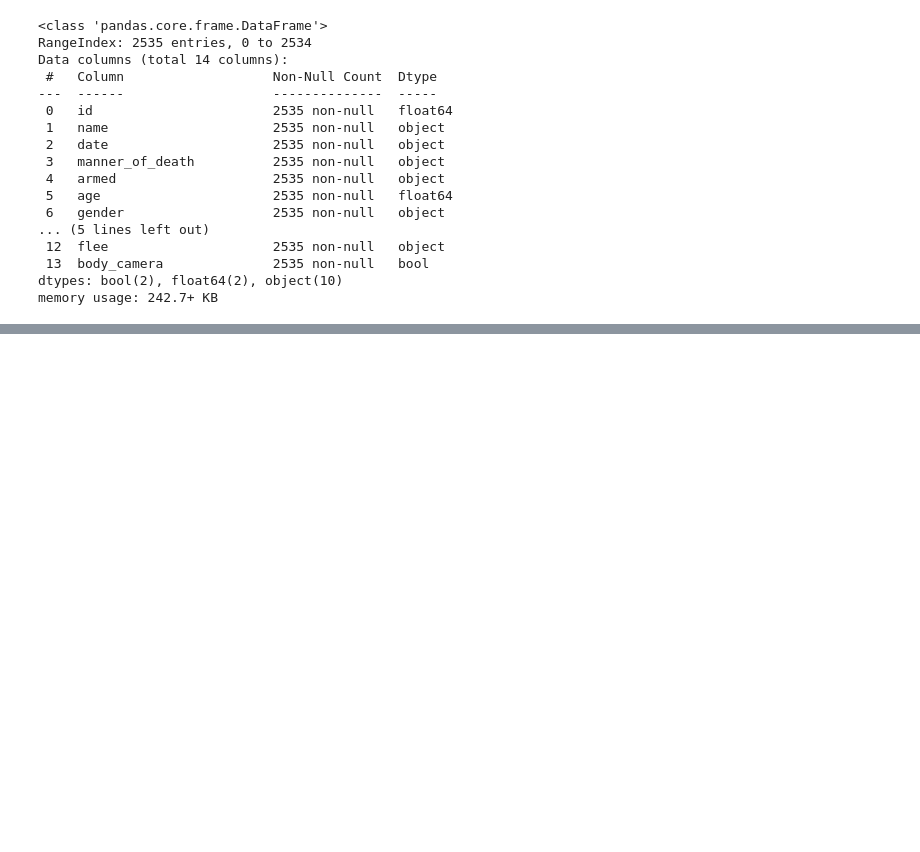
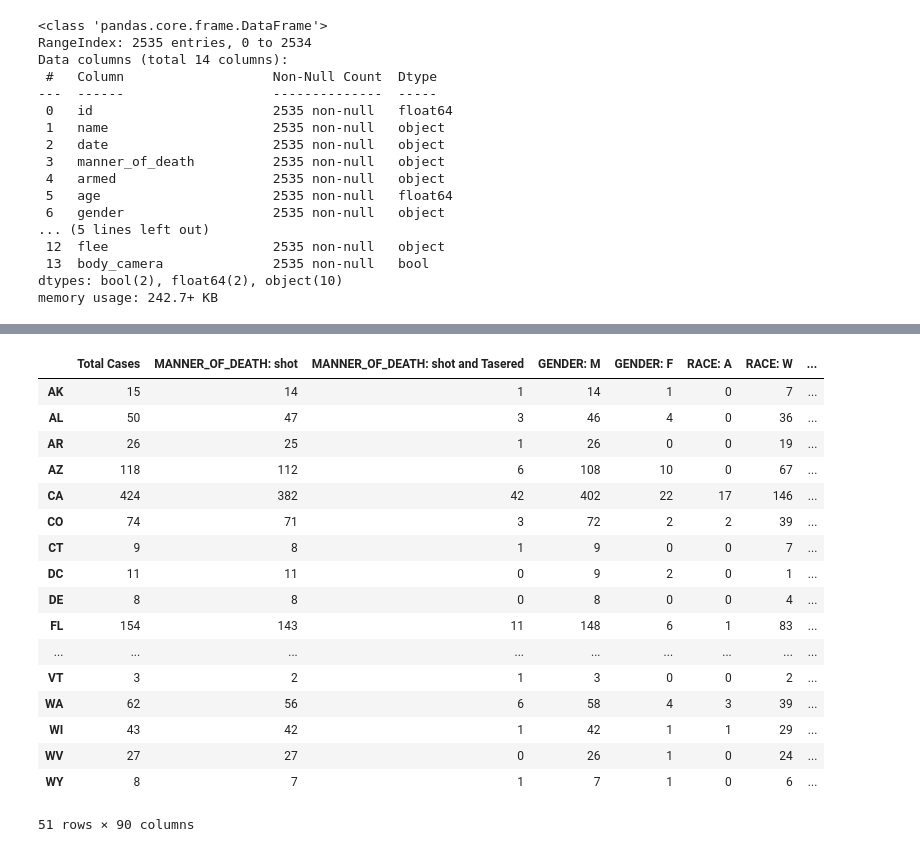
Before and after one commit to SaadSatter/Fatal_force_datascience, a Jupyter notebook: fatal_force_project_cse_351.ipynb, the cells around one changed output, grey strips where cells are left out. Saved outputs shown, nothing was run; the diff lists cells and outputs as text; code cells hidden in the pictures; blank space fills up the shorter version.

Commit message:
Added df_city_stats, df_state_stats....

```diff
--- a/fatal_force_project_cse_351.ipynb
+++ b/fatal_force_project_cse_351.ipynb
@@ -638,0 +748,62 @@ Data Analysis
+# %%
+# Make a copy of Total Data For State!
+df_aux = df_total.copy()
+df_aux.sort_values(by=['state'])
+
+# The following dropped Columns are not used when data is collapsed as City
+df_aux.drop(columns=['id', 'name', 'date', 'age', 'city'], inplace=True)
+df_aux.set_index('state', inplace=True)
+df_aux = df_aux.astype(str)
+cols = df_aux.columns.tolist() # Move 'arms' to end of list
+cols.append(cols.pop(cols.index('armed')))
+df_aux = df_aux[cols]
+
+# Get a list of 'df_aux' column names
+aux_cols = df_aux.columns
+
+# Get a list of the index state (Sorted)
+list_of_states = df_aux.index.unique().tolist()
+list_of_states.sort()
+
+# For each column, change the string such that  " 'COLUMN_NAME': + str + (s) " is the result for each string.
+# This is important so that when we build/update our resulting Dataframe, it will have unique values per catagory.
+for i in list_of_states:
+    for j in aux_cols:
+        df_aux.at[i, j] =  j.upper() + ': ' + df_aux.at[i, j]
+
+# Make the df_city_stats Columns
+freq_list_cols = ['Total Cases']
+for i in aux_cols:
+    freq_list_cols = freq_list_cols + df_aux[i].unique().tolist()
+
+
+# Create Dataframe to build up
+df_state_stats = pd.DataFrame(index=list_of_states, columns=freq_list_cols)
+df_state_stats = df_state_stats.fillna(0)
+for i in list_of_states: # indexs
+    temp = len(df_aux[df_aux.index == i])
+    df_state_stats.loc[i]['Total Cases'] = temp
+    for j in aux_cols:
+        temp = df_aux[df_aux.index == i][j].value_counts()
+        df_state_stats.loc[i].update(temp)
+
+df_state_stats
+# %% [output]
+|  | Total Cases | MANNER_OF_DEATH: shot | MANNER_OF_DEATH: shot and Tasered | GENDER: M | GENDER: F | RACE: A | RACE: W | ... |
+| AK | 15 | 14 | 1 | 14 | 1 | 0 | 7 | ... |
+| AL | 50 | 47 | 3 | 46 | 4 | 0 | 36 | ... |
+| AR | 26 | 25 | 1 | 26 | 0 | 0 | 19 | ... |
+| AZ | 118 | 112 | 6 | 108 | 10 | 0 | 67 | ... |
+| CA | 424 | 382 | 42 | 402 | 22 | 17 | 146 | ... |
+| CO | 74 | 71 | 3 | 72 | 2 | 2 | 39 | ... |
+| CT | 9 | 8 | 1 | 9 | 0 | 0 | 7 | ... |
+| DC | 11 | 11 | 0 | 9 | 2 | 0 | 1 | ... |
+| DE | 8 | 8 | 0 | 8 | 0 | 0 | 4 | ... |
+| FL | 154 | 143 | 11 | 148 | 6 | 1 | 83 | ... |
+| ... | ... | ... | ... | ... | ... | ... | ... | ... |
+| VT | 3 | 2 | 1 | 3 | 0 | 0 | 2 | ... |
+| WA | 62 | 56 | 6 | 58 | 4 | 3 | 39 | ... |
+| WI | 43 | 42 | 1 | 42 | 1 | 1 | 29 | ... |
+| WV | 27 | 27 | 0 | 26 | 1 | 0 | 24 | ... |
+| WY | 8 | 7 | 1 | 7 | 1 | 0 | 6 | ... |
+51 rows × 90 columns
```
Also changed, not shown: parts of 11 cells of this notebook.
